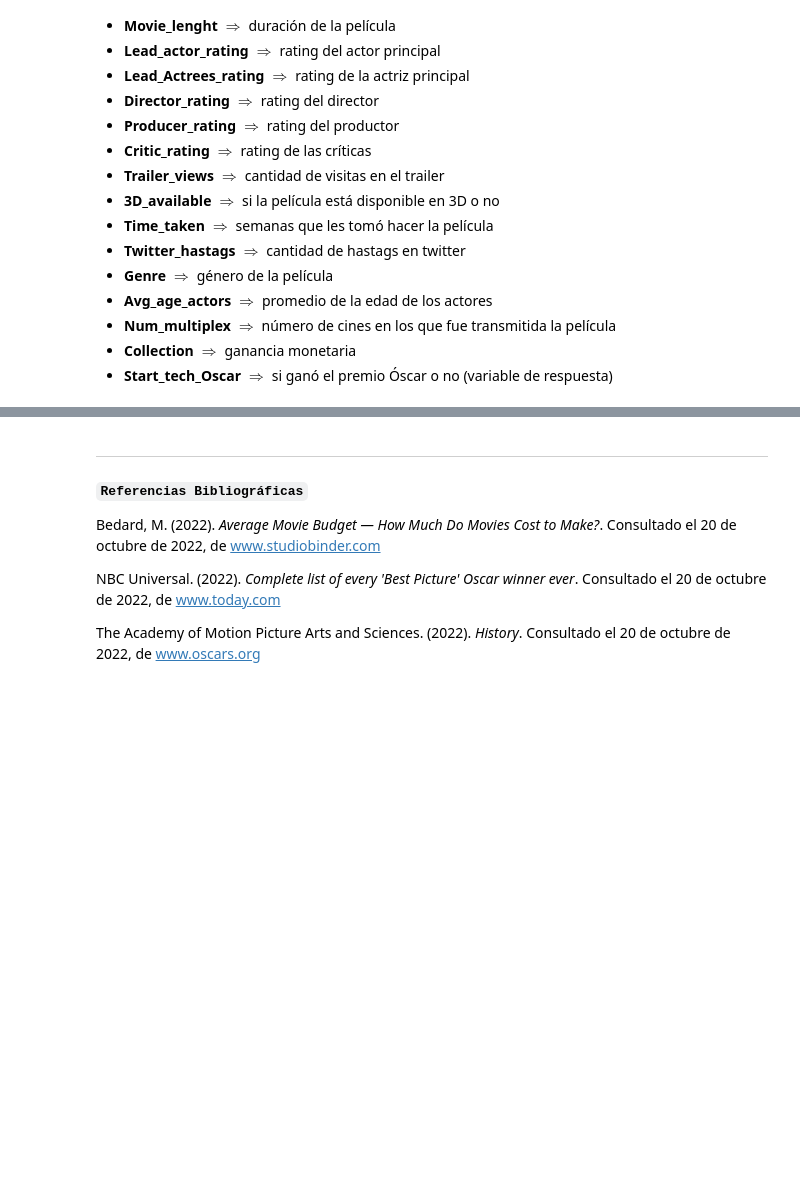
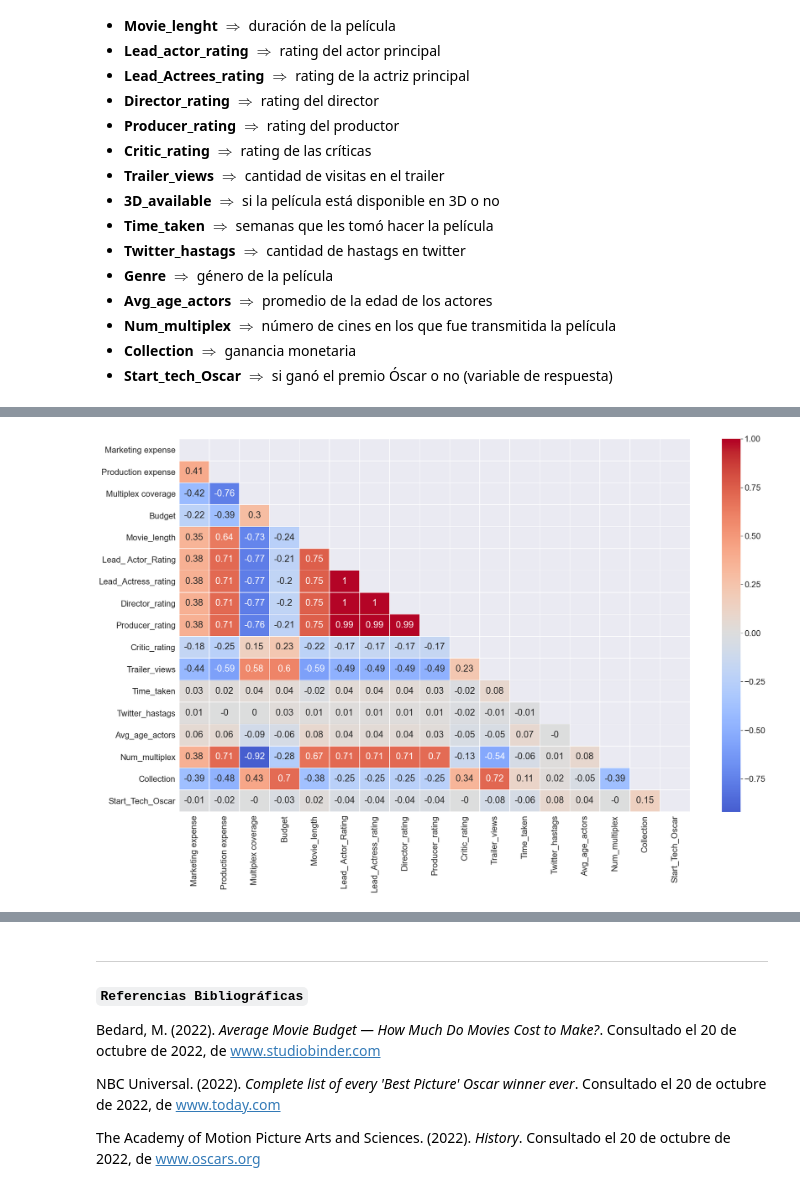
Before and after one commit to paucardenasg/Proyecto_Final_PCD, a Jupyter notebook: AndTheOscarGoesTo.ipynb, the cells around one changed output, grey strips where cells are left out. Saved outputs shown, nothing was run; the diff lists cells and outputs as text; code cells hidden in the pictures; blank space fills up the shorter version.

```diff
--- a/AndTheOscarGoesTo.ipynb
+++ b/AndTheOscarGoesTo.ipynb
@@ -45,0 +64,5 @@ Se trabajará con un conjunto de datos con información de distintas películas
+# %%
+# Importar datos
+path = "/Users/Daniela Cardenas/Documents/ITESO/5° Semestre/Proyecto de Ciencia de Datos/Proyecto_Final_PCD/data/raw_data.csv"
+data = pd.read_csv(path)
+data.head()
@@ -45,0 +107,12 @@ Se trabajará con un conjunto de datos con información de distintas películas
+# %%
+# Correlation matrix of the dataset
+corr = data.corr()
+# Mask to get only the lower diagonal of the matrix
+low_diag = np.triu(corr)
+# Set the font size in seaborn graphs
+sns.set(font_scale=2)
+plt.figure(figsize=(30,18))
+sns.heatmap(data=corr.round(2), vmax=1, center=0, annot=True, cmap='coolwarm', linewidths=0.5, mask=low_diag)
+plt.show()
+# %% [output]
+[figure, added]
```
Also changed, not shown: parts of 43 cells of this notebook.
